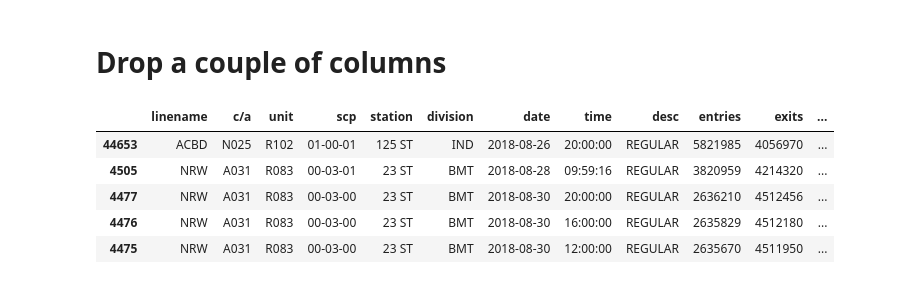
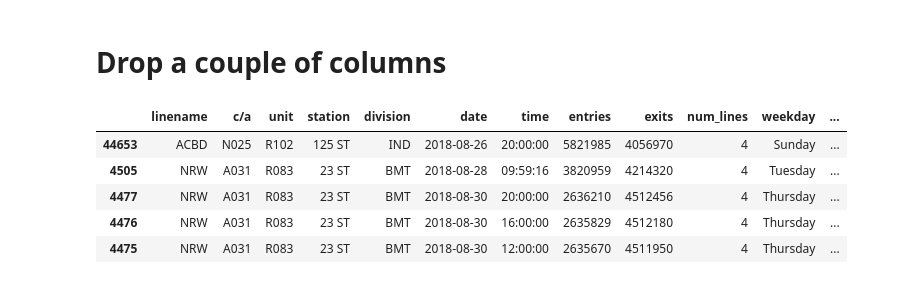
Before and after one commit to nkacoroski/dsc-0-03-08-understanding-pandas-series-and-dataframes-lab-seattle-ds-career-040119, a Jupyter notebook: index.ipynb, the cells around one changed output. Saved outputs shown, nothing was run; the diff lists cells and outputs as text; code cells hidden in the pictures.

```diff
--- a/index.ipynb
+++ b/index.ipynb
@@ -232,12 +232,12 @@ There is more traffic on a weekend than a weekday. Sunday has the most traffic,
 # %% [markdown]
 # Drop a couple of columns
 # %%
-df_d = df_s.drop(columns=['desc', ])
-df_s.head()
+df_d = df_s.drop(columns=['desc', 'scp'])
+df_d.head()
 # %% [output]
-|  | linename | c/a | unit | scp | station | division | date | time | desc | entries | exits | ... |
-| 44653 | ACBD | N025 | R102 | 01-00-01 | 125 ST | IND | 2018-08-26 | 20:00:00 | REGULAR | 5821985 | 4056970 | ... |
-| 4505 | NRW | A031 | R083 | 00-03-01 | 23 ST | BMT | 2018-08-28 | 09:59:16 | REGULAR | 3820959 | 4214320 | ... |
-| 4477 | NRW | A031 | R083 | 00-03-00 | 23 ST | BMT | 2018-08-30 | 20:00:00 | REGULAR | 2636210 | 4512456 | ... |
-| 4476 | NRW | A031 | R083 | 00-03-00 | 23 ST | BMT | 2018-08-30 | 16:00:00 | REGULAR | 2635829 | 4512180 | ... |
-| 4475 | NRW | A031 | R083 | 00-03-00 | 23 ST | BMT | 2018-08-30 | 12:00:00 | REGULAR | 2635670 | 4511950 | ... |
+|  | linename | c/a | unit | station | division | date | time | entries | exits | num_lines | weekday | ... |
+| 44653 | ACBD | N025 | R102 | 125 ST | IND | 2018-08-26 | 20:00:00 | 5821985 | 4056970 | 4 | Sunday | ... |
+| 4505 | NRW | A031 | R083 | 23 ST | BMT | 2018-08-28 | 09:59:16 | 3820959 | 4214320 | 4 | Tuesday | ... |
+| 4477 | NRW | A031 | R083 | 23 ST | BMT | 2018-08-30 | 20:00:00 | 2636210 | 4512456 | 4 | Thursday | ... |
+| 4476 | NRW | A031 | R083 | 23 ST | BMT | 2018-08-30 | 16:00:00 | 2635829 | 4512180 | 4 | Thursday | ... |
+| 4475 | NRW | A031 | R083 | 23 ST | BMT | 2018-08-30 | 12:00:00 | 2635670 | 4511950 | 4 | Thursday | ... |
```
